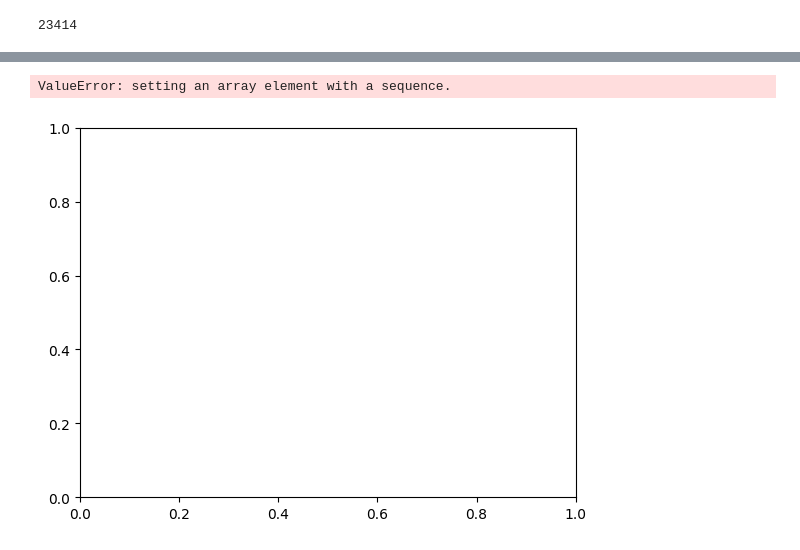
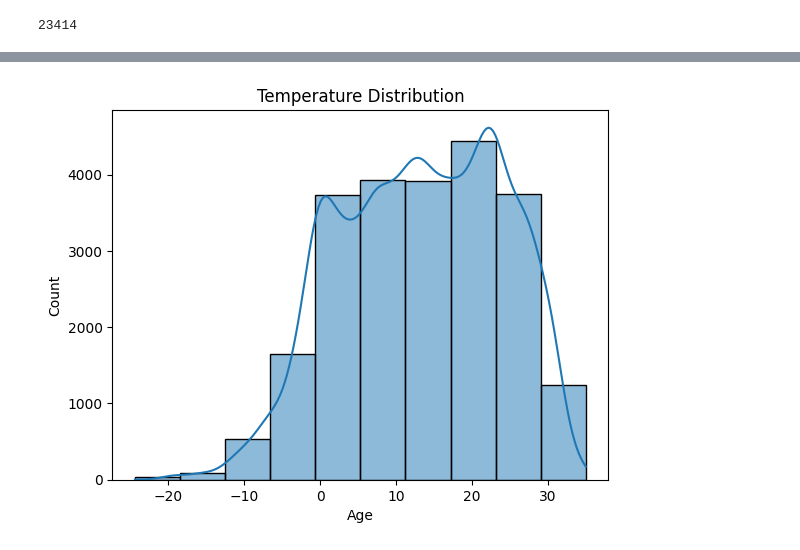
Before and after one commit to KaarenTenson/AccidentModel, a Jupyter notebook: DataUnderstanding.ipynb, the cells around one changed output, grey strips where cells are left out. Cells and saved outputs as stored; diff of their text form; code cells hidden in the pictures.

```diff
--- a/DataUnderstanding.ipynb
+++ b/DataUnderstanding.ipynb
@@ -148,5 +133,11 @@ plt.show()
-# %%
-plt.plot(edges["buffered_geometry"])
-# %% [output]
-ValueError: setting an array element with a sequence.
-[figure, removed]
+# %%
+DaytonDf["Temperature(C)"] = DaytonDf["Temperature(F)"].apply(
+    lambda x: (x - 32) * (5 / 9)
+)
+sns.histplot(DaytonDf["Temperature(C)"], bins=10, kde=True)
+plt.title("Temperature Distribution")
+plt.xlabel("Age")
+plt.ylabel("Count")
+plt.show()
+# %% [output]
+[figure, added]
```
Also changed, not shown: parts of 25 cells of this notebook, 2 other files.
